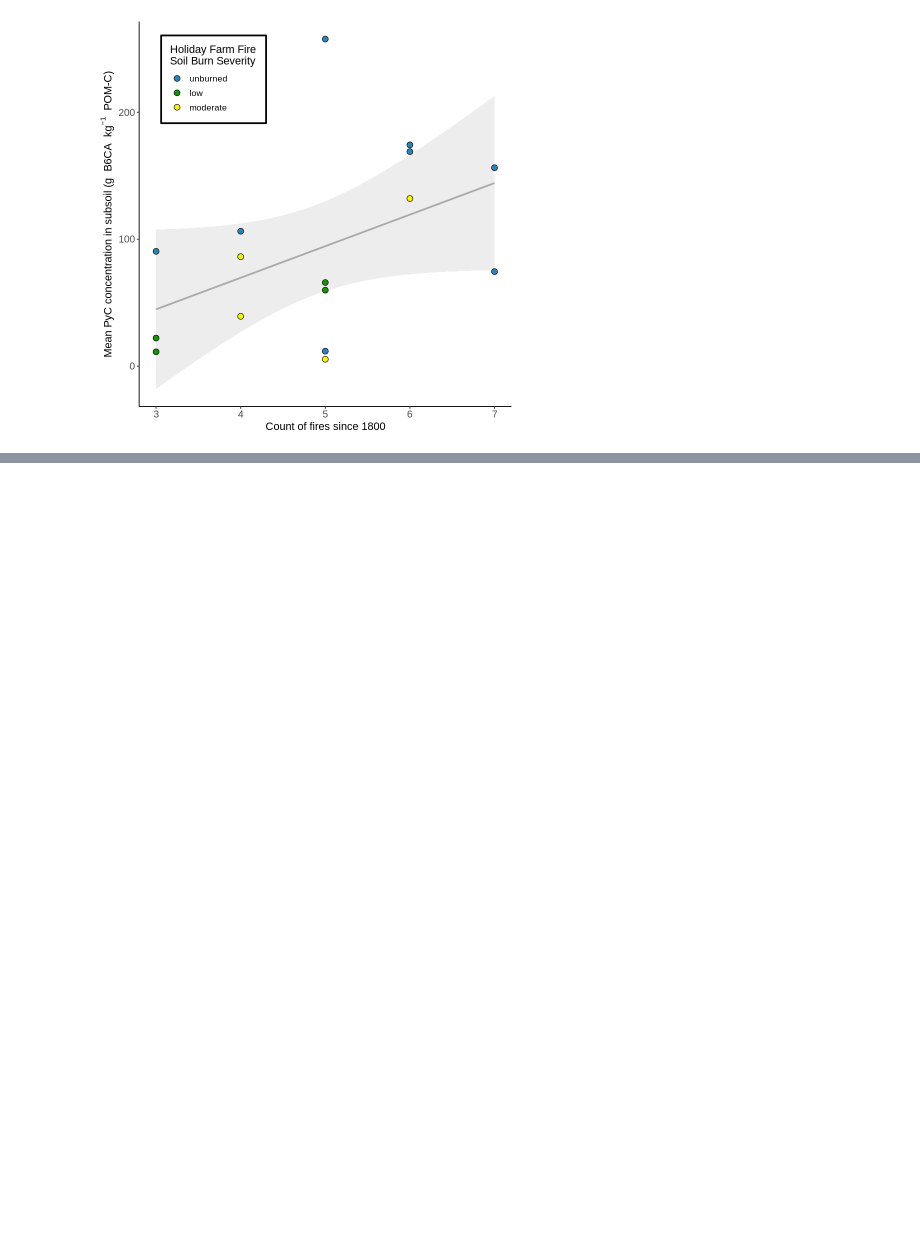
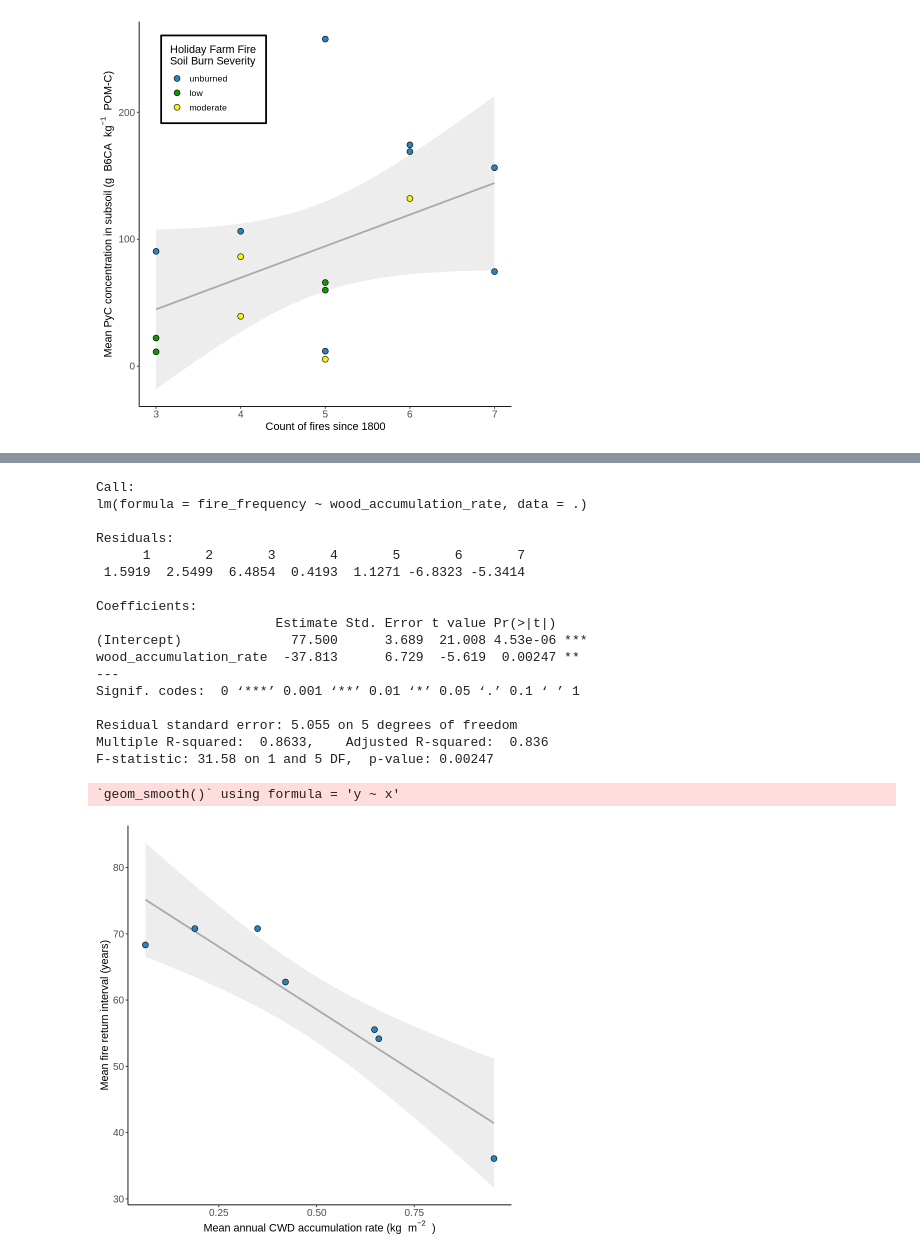
Before and after one commit to hayleypc/BPCA_HFF, a Jupyter notebook: BPCA_analysis_plotting.ipynb, the cells around one changed output, grey strips where cells are left out. Cells and saved outputs as stored; diff of their text form; code cells hidden in the pictures; blank space fills up the shorter version.

```diff
--- a/BPCA_analysis_plotting.ipynb
+++ b/BPCA_analysis_plotting.ipynb
@@ -1156,26 +1165,45 @@ levels(some_factor) <- c('your_new_levels','another_new_level')
 # %%
 
 #'whitesmoke'
 analysis_full_bpca_exp_dt[!is.na(fire_count) &FRACTION =='LF' &!(DEPTH %in% c('0-5','5-10'))&fire_count>2&fire_frequency <100 &BURN_SEVERITY =='control'][,list(wood_accumulation_rate = mean(wood_accumulation_rate)),by=.(SITE,fire_count,fire_frequency,BURN_SEVERITY)] %>%
   lm(fire_frequency~wood_accumulation_rate,.) %>%
   summary()
 
 analysis_full_bpca_exp_dt[!is.na(fire_count) &FRACTION =='LF' &!(DEPTH %in% c('0-5','5-10'))&fire_count>2 &fire_frequency <100&BURN_SEVERITY =='control'][,list(wood_accumulation_rate = mean(wood_accumulation_rate),C_N= mean(C_N)),by=.(SITE,fire_count,fire_frequency,BURN_SEVERITY)] %>%
 ggplot(aes(x = wood_accumulation_rate, y = fire_frequency)) +
   geom_smooth(method = 'lm',
               se = TRUE,
               colour = 'darkgray',
               fill = 'lightgray') +
-  geom_point(aes(color = BURN_SEVERITY), size = 3) +
+  geom_point(aes(color = BURN_SEVERITY, fill = BURN_SEVERITY), size = 3, shape = 21, color = 'black') +
   theme_classic() +
   theme(legend.position = "none",text = element_text(size = 13),
                          axis.text = element_text(size = 12)) +
-  scale_color_manual(values = c('LightSlateGray', 'darkolivegreen', 'DarkOrange'),
-                      name = 'Soil Burn Severity - Holiday Farm Fire',
-                      labels = c('unburned', 'low', 'moderate')) +
+ scale_fill_manual(values = c('#2b83ba', '#159501', '#f4f40e')
+              ) +
    # ylab('Mean years to CWD capacity')       +
   xlab(bquote('Mean annual CWD accumulation rate ('*kg ~ m^-2~')'))      +
    #('* g ~ 'B6CA' ~ kg^-1 ~ 'POM'*')'
  # ylab(bquote('PyC concentration in POM (' * g ~ 'B6CA' ~ kg^-1 ~ 'C' * ')')) +
   # ylab(bquote('Mean PyC concentration in subsoil ('* g ~ 'B6CA' ~ kg^-1 ~ 'POM-C'*')')) +
   ylab('Mean fire return interval (years)')
+# %% [output]
+Call:
+lm(formula = fire_frequency ~ wood_accumulation_rate, data = .)
+
+Residuals:
+      1       2       3       4       5       6       7
+ 1.5919  2.5499  6.4854  0.4193  1.1271 -6.8323 -5.3414
+
+Coefficients:
+                       Estimate Std. Error t value Pr(>|t|)
+(Intercept)              77.500      3.689  21.008 4.53e-06 ***
+wood_accumulation_rate  -37.813      6.729  -5.619  0.00247 **
+---
+Signif. codes:  0 ‘***’ 0.001 ‘**’ 0.01 ‘*’ 0.05 ‘.’ 0.1 ‘ ’ 1
+
+Residual standard error: 5.055 on 5 degrees of freedom
+Multiple R-squared:  0.8633,    Adjusted R-squared:  0.836
+F-statistic: 31.58 on 1 and 5 DF,  p-value: 0.00247
+`geom_smooth()` using formula = 'y ~ x'
+[figure, added]
```
Also changed, not shown: parts of 4 cells of this notebook.
